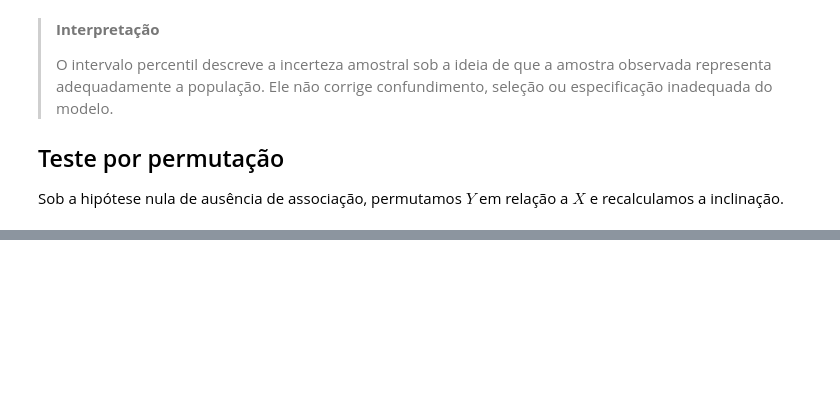
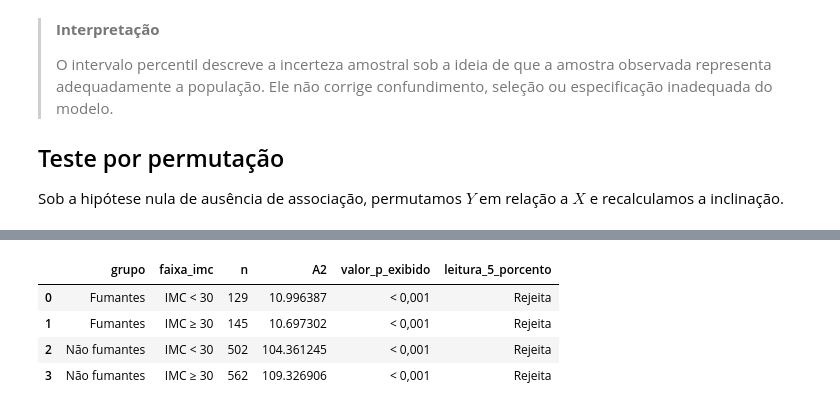
Before and after one commit to heitorramos/icd, a Jupyter notebook: exemplos/17-regressao-linear/notebook-colab.ipynb, the cells around one changed output, grey strips where cells are left out. Drawn from its saved outputs; the diff is of its cells as text; code cells hidden in the pictures; blank space fills up the shorter version.

```diff
--- a/exemplos/17-regressao-linear/notebook-colab.ipynb
+++ b/exemplos/17-regressao-linear/notebook-colab.ipynb
@@ -449,0 +552,15 @@ retomada.
+# %%
+testes_normalidade.assign(
+    valor_p_exibido=testes_normalidade.valor_p.map(
+        lambda p: "< 0,001" if p < 0.001 else f"{p:.3f}"
+    ),
+    leitura_5_porcento=np.where(
+        testes_normalidade.valor_p < 0.05, "Rejeita", "Não rejeita"
+    )
+)[["grupo", "faixa_imc", "n", "A2", "valor_p_exibido", "leitura_5_porcento"]]
+# %% [output]
+|  | grupo | faixa_imc | n | A2 | valor_p_exibido | leitura_5_porcento |
+| 0 | Fumantes | IMC < 30 | 129 | 10.996387 | < 0,001 | Rejeita |
+| 1 | Fumantes | IMC ≥ 30 | 145 | 10.697302 | < 0,001 | Rejeita |
+| 2 | Não fumantes | IMC < 30 | 502 | 104.361245 | < 0,001 | Rejeita |
+| 3 | Não fumantes | IMC ≥ 30 | 562 | 109.326906 | < 0,001 | Rejeita |
```
Also changed, not shown: parts of 10 cells of this notebook, 10 other files.
